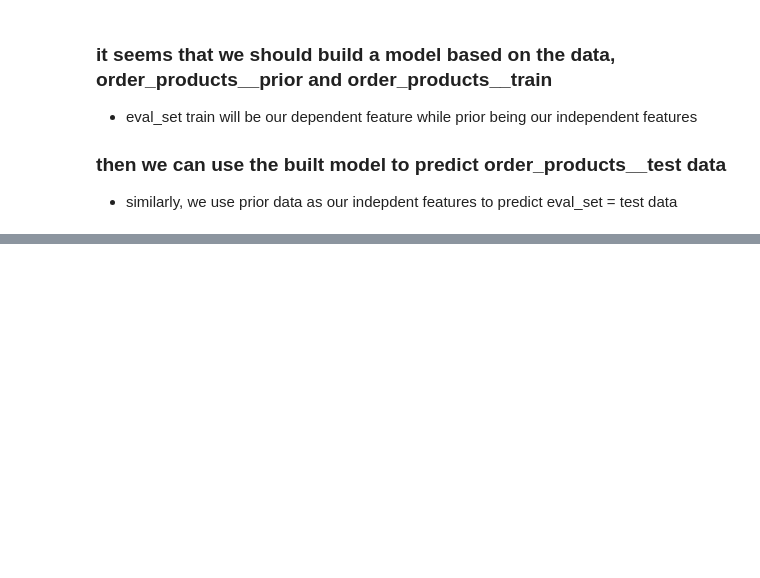
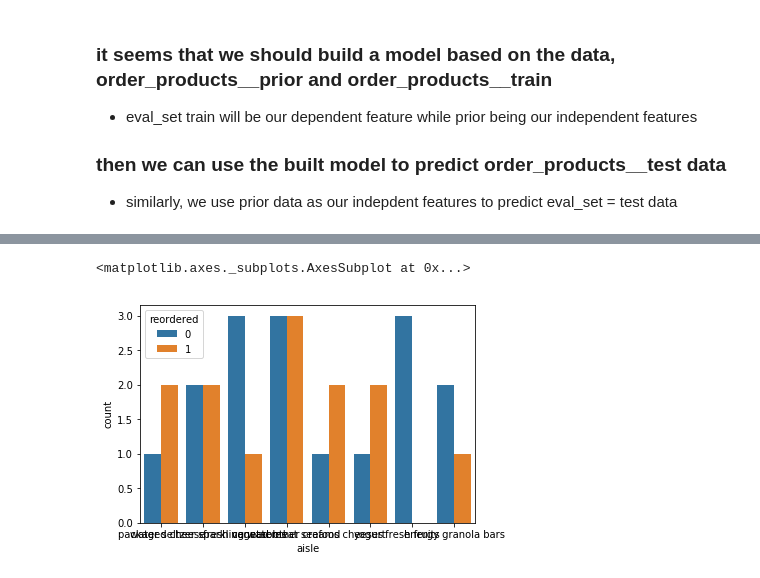
Before and after one commit to rokmarine1101/Instacart_project, a Jupyter notebook: 2017.11.29 Data approaching, combining & explanation.ipynb, the cells around one changed output, grey strips where cells are left out. Saved outputs shown, nothing was run; the diff lists cells and outputs as text; code cells hidden in the pictures; blank space fills up the shorter version.

```diff
--- a/2017.11.29 Data approaching, combining & explanation.ipynb
+++ b/2017.11.29 Data approaching, combining & explanation.ipynb
@@ -170,0 +335,5 @@ merged_data2.sort_values('order_id')
+# %%
+sns.countplot(user_112108.aisle, hue = user_112108.reordered)
+# %% [output]
+<matplotlib.axes._subplots.AxesSubplot at 0x...>
+[figure, added]
```
Also changed, not shown: parts of 28 cells of this notebook, 1 other file.
